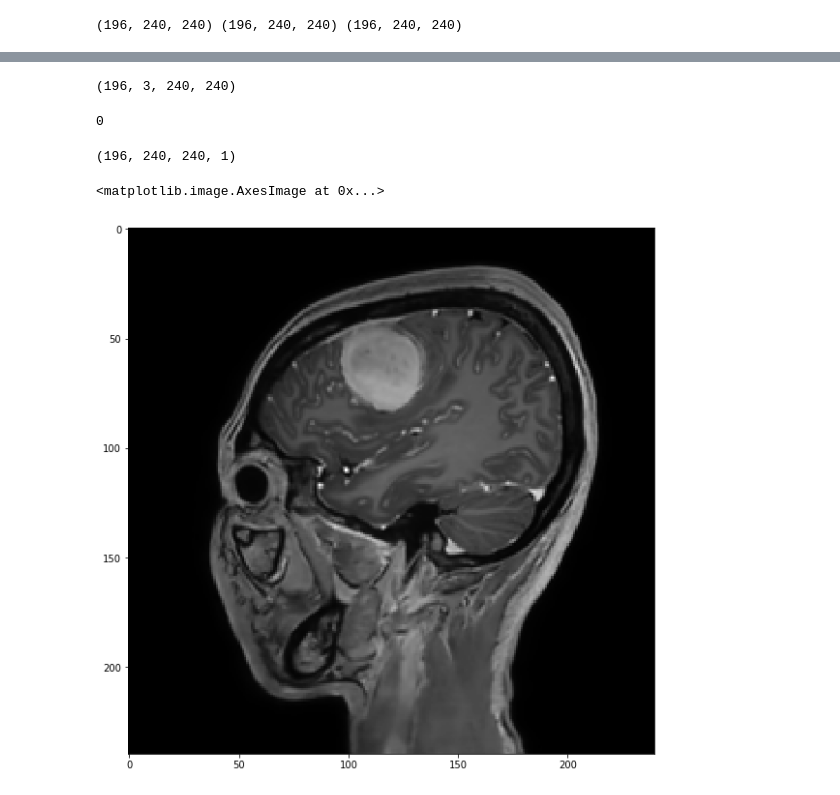
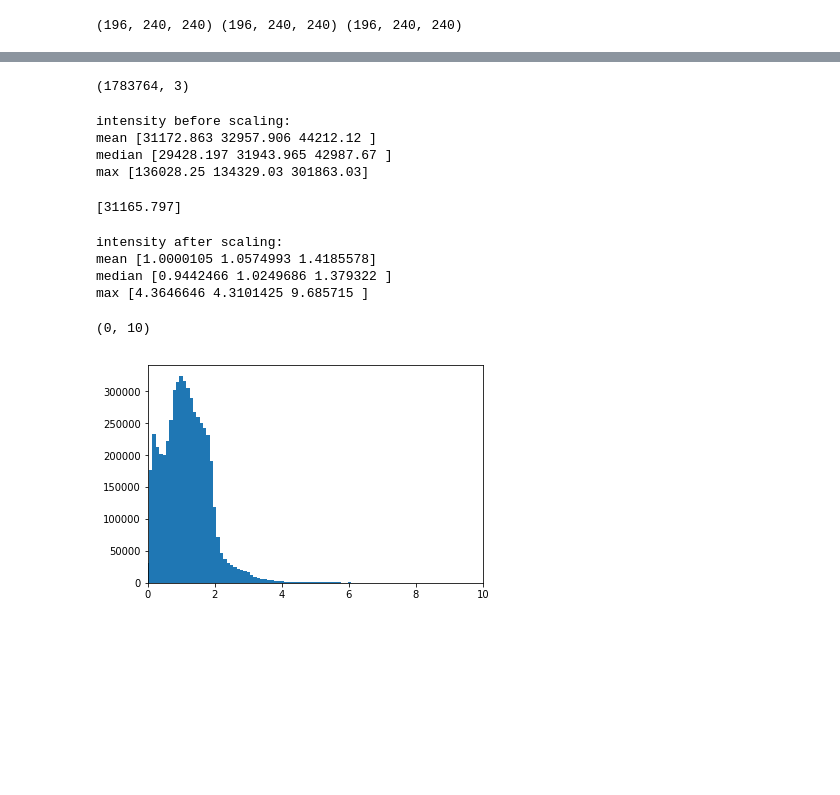
Before and after one commit to subtlemedicalinc/SubtleBoost, a Jupyter notebook: notebooks/Test_Tiantan_dicom_scaling.ipynb, the cells around one changed output, grey strips where cells are left out. Drawn from its saved outputs; the diff is of its cells as text; code cells hidden in the pictures; blank space fills up the shorter version.

```diff
--- a/notebooks/Test_Tiantan_dicom_scaling.ipynb
+++ b/notebooks/Test_Tiantan_dicom_scaling.ipynb
@@ -179,17 +120,56 @@ print(metadata)
-# %%
-data2 = np.stack((im0_reg_rescale, im1_reg_rescale, im2_reg_rescale), axis=1)
-print(data2.shape)
-suio.save_data_h5('/raid/jon/data_full_tiantan/data/Brain3H-600437593_absolute_rescale.h5', data=data2, metadata=metadata)
-# %% [output]
-(196, 3, 240, 240)
-0
-# %%
-data_pred = suio.load_file('/raid/jon/predictions/Tiantan/data_predict_Test_Hoag_on_Tiantan.npy')
-print(data_pred.shape)
-idx = 60
-plt.figure(figsize=(15,10))
-plt.imshow(abs(data_pred[idx,...].squeeze()), cmap='gray')
-# %% [output]
-(196, 240, 240, 1)
-<matplotlib.image.AxesImage at 0x...>
-[figure, removed]
+# %%
+from scipy.ndimage.morphology import binary_fill_holes
+threshold = .05
+im = np.stack((im0_rescale, im1_reg_rescale, im2_reg_rescale), axis=1)
+N, n, nx, ny = im.shape
+mask = im > (threshold * np.amax(im, axis=(2,3))[:,:,None,None])
+mask = binary_fill_holes(mask.reshape((n*N*nx, ny))).reshape((N, n, nx, ny))
+
+nslices = 50
+ns = im0_rescale.shape[0]
+idx_scale = range(ns//2 - nslices // 2, ns//2 + nslices // 2)
+im0 = im0_rescale[idx_scale, ...]
+im1 = im1_reg_rescale[idx_scale, ...]
+im2 = im2_reg_rescale[idx_scale, ...]
+m = mask[idx_scale,0,...]
+im0 = im0[m != 0].ravel()
+im1 = im1[m != 0].ravel()
+im2 = im2[m != 0].ravel()
+_ims = np.stack((im0, im1, im2), axis=1)
+
+print(_ims.shape)
+# %% [output]
+(1783764, 3)
+# %%
+print('intensity before scaling:')
+print('mean', np.mean(np.abs(_ims), axis=(0)))
+print('median', np.median(np.abs(_ims), axis=(0)))
+print('max', np.max(np.abs(_ims), axis=(0)))
+# %% [output]
+intensity before scaling:
+mean [31172.863 32957.906 44212.12 ]
+median [29428.197 31943.965 42987.67 ]
+max [136028.25 134329.03 301863.03]
+# %%
+scale_global = sup.normalize_scale(_ims[...,0], axis=(0), fun=np.mean)
+print(scale_global)
+# %% [output]
+[31165.797]
+# %%
+_ims = _ims / scale_global
+
+print('intensity after scaling:')
+print('mean', np.mean(np.abs(_ims), axis=(0)))
+print('median', np.median(np.abs(_ims), axis=(0)))
+print('max', np.max(np.abs(_ims), axis=(0)))
+
+plt.figure()
+plt.hist(_ims.ravel(), 100);
+plt.xlim([0, 10])
+# %% [output]
+intensity after scaling:
+mean [1.0000105 1.0574993 1.4185578]
+median [0.9442466 1.0249686 1.379322 ]
+max [4.3646646 4.3101425 9.685715 ]
+(0, 10)
+[figure, added]
```
Also changed, not shown: parts of 18 cells of this notebook.
